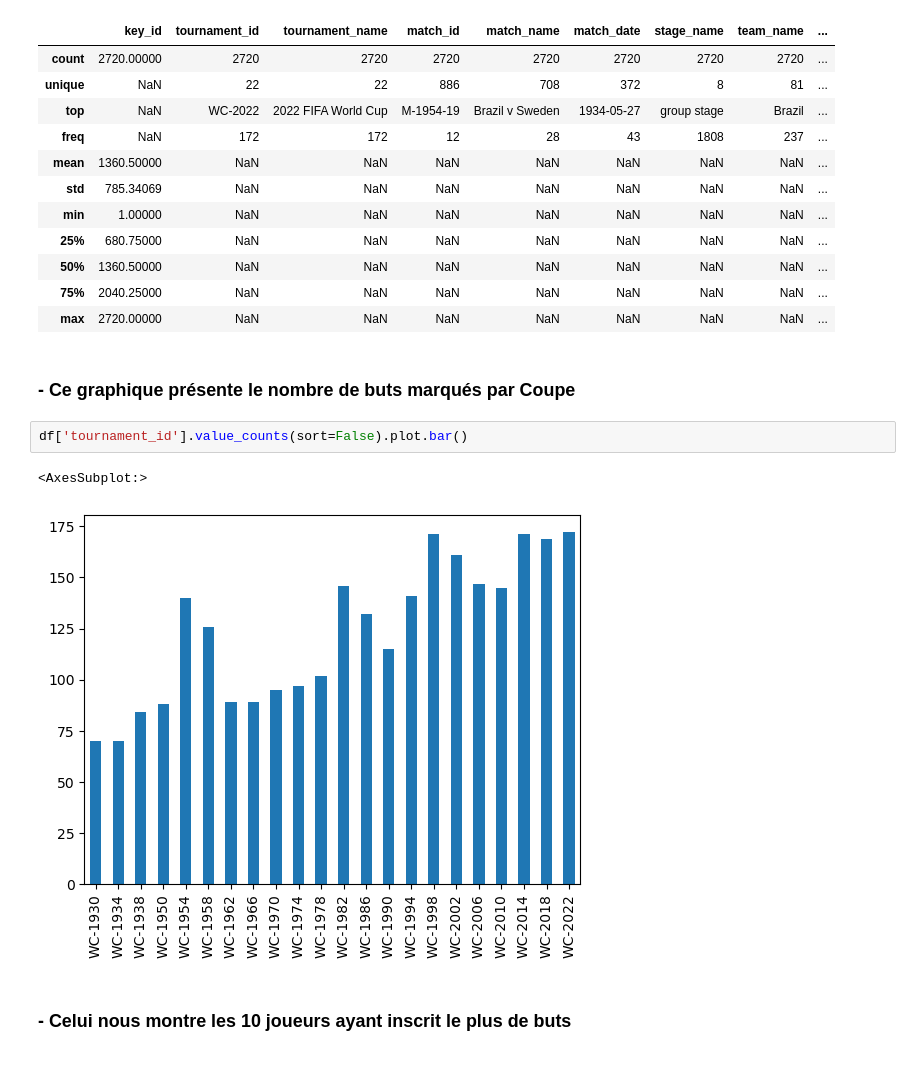
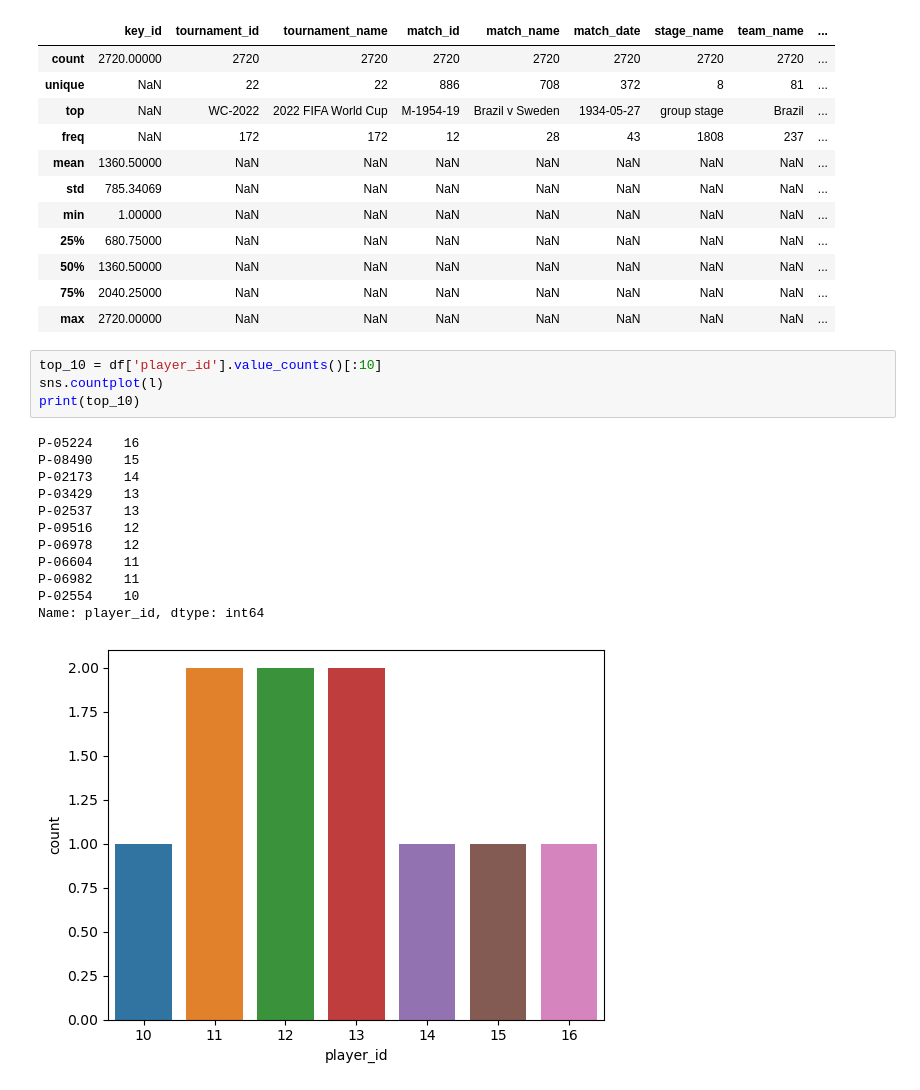
Before and after one commit to AdamSerrakh/DataAnalysis_WorldCup_Scorers, a Jupyter notebook: WorldCup_Scorers.ipynb, the cells around one changed output. Saved outputs shown, nothing was run; the diff lists cells and outputs as text.

```diff
--- a/WorldCup_Scorers.ipynb
+++ b/WorldCup_Scorers.ipynb
@@ -86,13 +82,21 @@ df.describe(include = 'all')
 | 50% | 1360.50000 | NaN | NaN | NaN | NaN | NaN | NaN | NaN | ... |
 | 75% | 2040.25000 | NaN | NaN | NaN | NaN | NaN | NaN | NaN | ... |
 | max | 2720.00000 | NaN | NaN | NaN | NaN | NaN | NaN | NaN | ... |
-# %% [markdown]
-### - Ce graphique présente le nombre de buts marqués par Coupe
-# %%
-df['tournament_id'].value_counts(sort=False).plot.bar()
-# %% [output]
-<AxesSubplot:>
-[figure, removed]
-# %% [markdown]
-### - Celui nous montre les 10 joueurs ayant inscrit le plus de buts
+# %%
+top_10 = df['player_id'].value_counts()[:10]
+sns.countplot(l)
+print(top_10)
+# %% [output]
+P-05224    16
+P-08490    15
+P-02173    14
+P-03429    13
+P-02537    13
+P-09516    12
+P-06978    12
+P-06604    11
+P-06982    11
+P-02554    10
+Name: player_id, dtype: int64
+[figure, added]
 # %%
```
Also changed, not shown: parts of 26 cells of this notebook.
